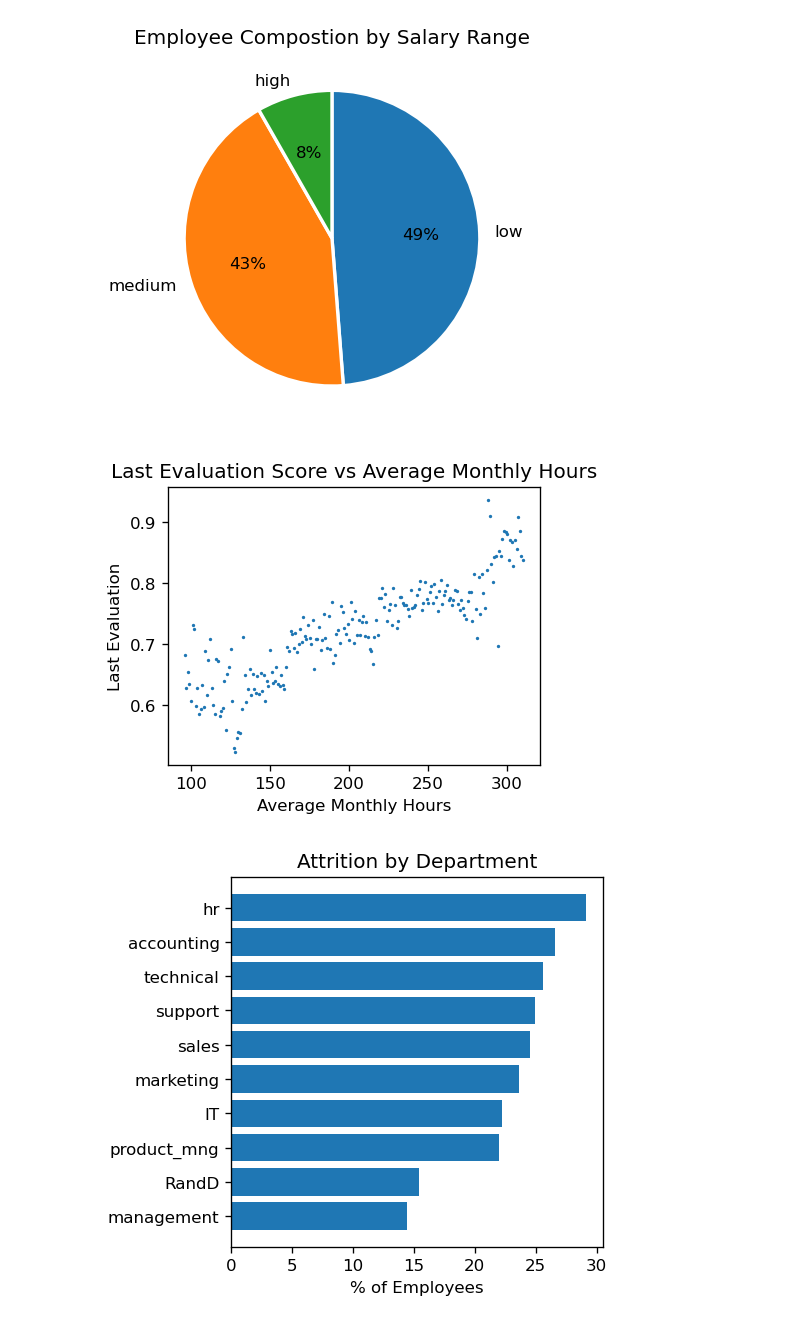
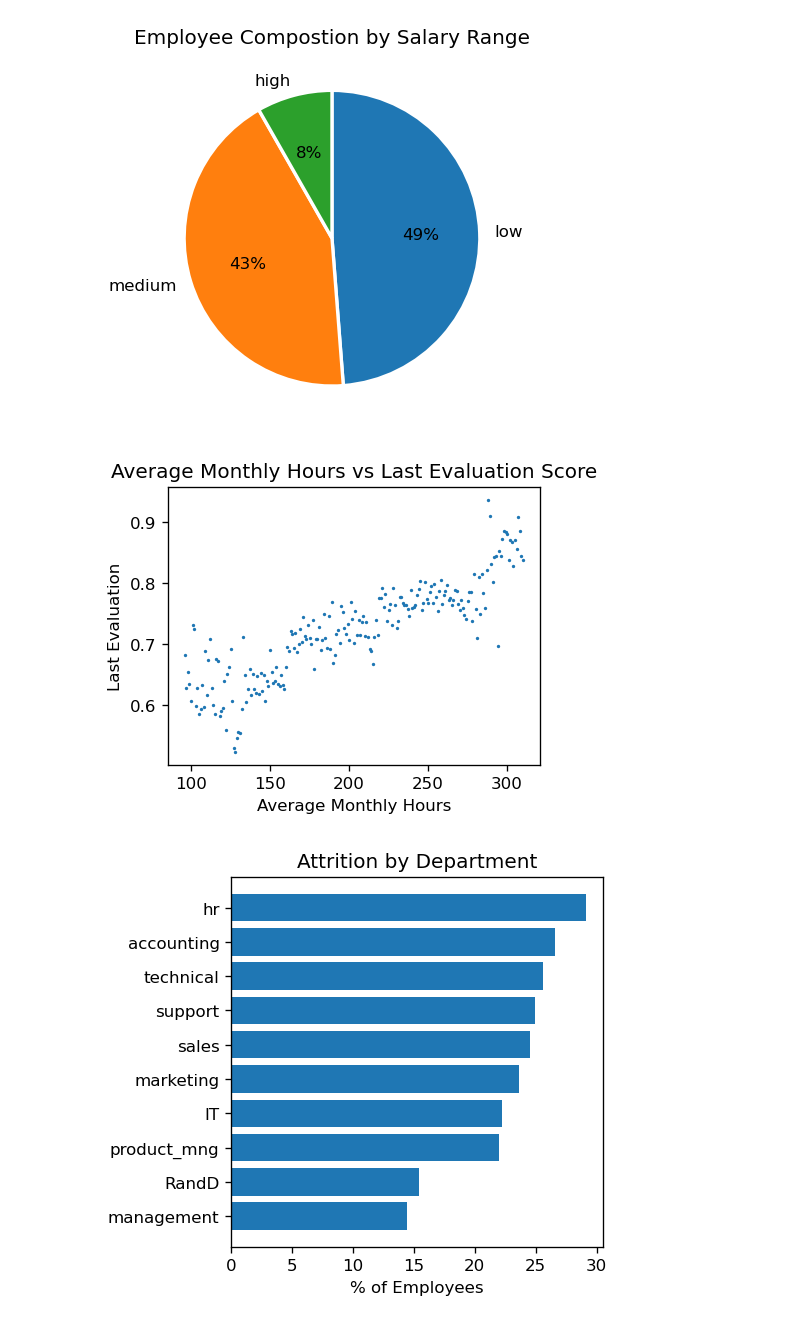
Before and after one commit to SameeckBhatia/Salifort-EDP, a Jupyter notebook: notebook.ipynb, the cells around one changed output. Saved outputs shown, nothing was run; the diff lists cells and outputs as text; code cells hidden in the pictures.

```diff
--- a/notebook.ipynb
+++ b/notebook.ipynb
@@ -164,15 +166,15 @@ plt.show()
 # %%
 cols = ["average_monthly_hours", "last_evaluation"]
 temp_df = df[cols].groupby("average_monthly_hours").mean().reset_index()
 
 fig, ax = plt.subplots(figsize=(4, 3), dpi=120)
 ax.scatter(temp_df["average_monthly_hours"], temp_df["last_evaluation"], s=1)
 plt.xlabel("Average Monthly Hours")
 plt.ylabel("Last Evaluation")
-plt.title("Last Evaluation Score vs Average Monthly Hours")
+plt.title("Average Monthly Hours vs Last Evaluation Score")
 plt.show()
 # %% [output]
-[figure, old version]
+[figure, new version]
 # %%
 cols = ["Department", "left"]
 temp_df = df[cols].groupby("Department").mean().sort_values("left") * 100
```
Also changed, not shown: parts of 6 cells of this notebook.
